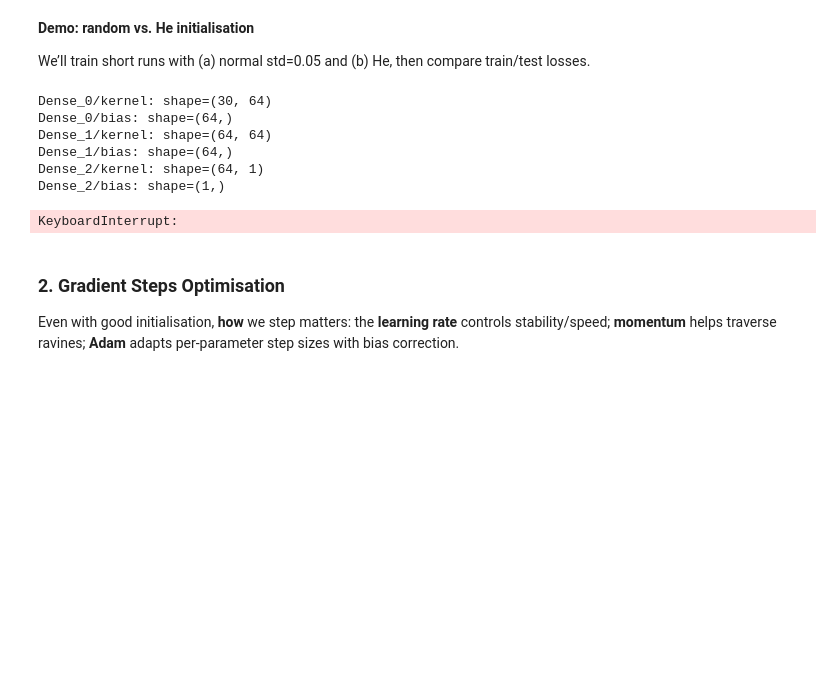
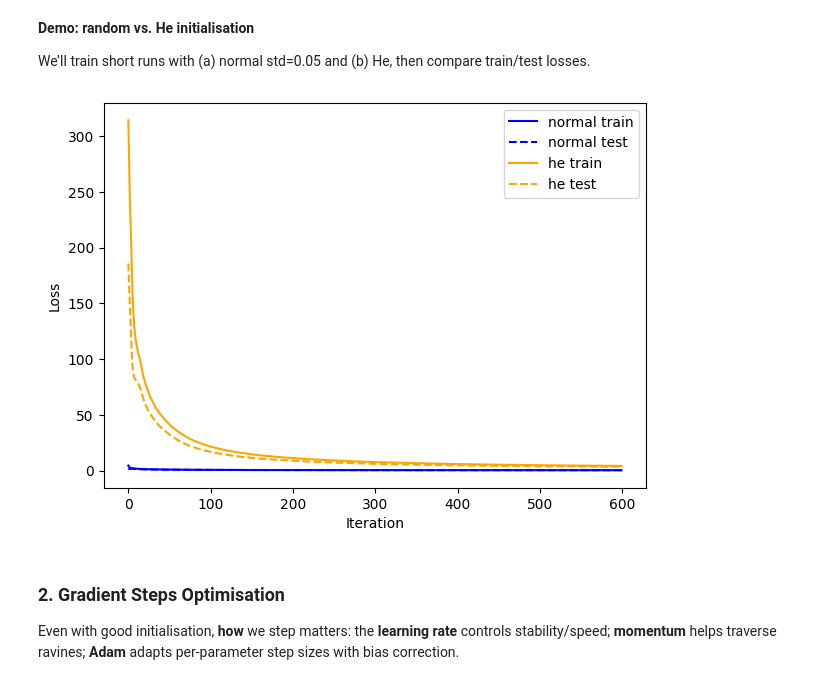
Before and after one commit to deep-learning-indaba/indaba-pracs-2025, a Jupyter notebook: practicals/ML_Foundation/Part_3/Machine_learning_evaluation_and_generalisation.ipynb, the cells around one changed output. Drawn from its saved outputs; the diff is of its cells as text; code cells hidden in the pictures; blank space fills up the shorter version.

```diff
--- a/practicals/ML_Foundation/Part_3/Machine_learning_evaluation_and_generalisation.ipynb
+++ b/practicals/ML_Foundation/Part_3/Machine_learning_evaluation_and_generalisation.ipynb
@@ -990,30 +1230,26 @@ def get_model_and_optimizer(input_size,
 We’ll train short runs with (a) normal std=0.05 and (b) He, then compare train/test losses.
 # %%
 #@title Train & compare: Random (normal) vs He
-epochs = 60
+epochs = 40
 output_sizes = [64, 64, 1]
 metrics_history_a = {"train_loss": [], "test_loss": []}
 metrics_history_b = {"train_loss": [], "test_loss": []}
 
 # (a) random normal
 model_a, params_a, opt_a, state_a = get_model_and_optimizer(
     input_size=30, output_sizes=output_sizes, seed=0, lr=1e-3, init_type="normal", normal_std_val=0.05)
 params_a, state_a, mh_a = train(epochs, params_a, model_a, opt_a, state_a,
                                 loss_grad_fn, loss_func, train_ds, test_ds, metrics_history_a)
 
 # (b) He
 model_b, params_b, opt_b, state_b = get_model_and_optimizer(
     input_size=30, output_sizes=output_sizes, seed=0, lr=1e-3, init_type="he")
 params_b, state_b, mh_b = train(epochs, params_b, model_b, opt_b, state_b,
                                 loss_grad_fn, loss_func, train_ds, test_ds, metrics_history_b)
+
+plot_metrics([mh_a, mh_b], ["normal", "he"])
 # %% [output]
-Dense_0/kernel: shape=(30, 64)
-Dense_0/bias: shape=(64,)
-Dense_1/kernel: shape=(64, 64)
-Dense_1/bias: shape=(64,)
-Dense_2/kernel: shape=(64, 1)
-Dense_2/bias: shape=(1,)
-KeyboardInterrupt:
+[figure, added]
 # %% [markdown]
 ### 2. Gradient Steps Optimisation
 
```
Also changed, not shown: parts of 23 cells of this notebook.
